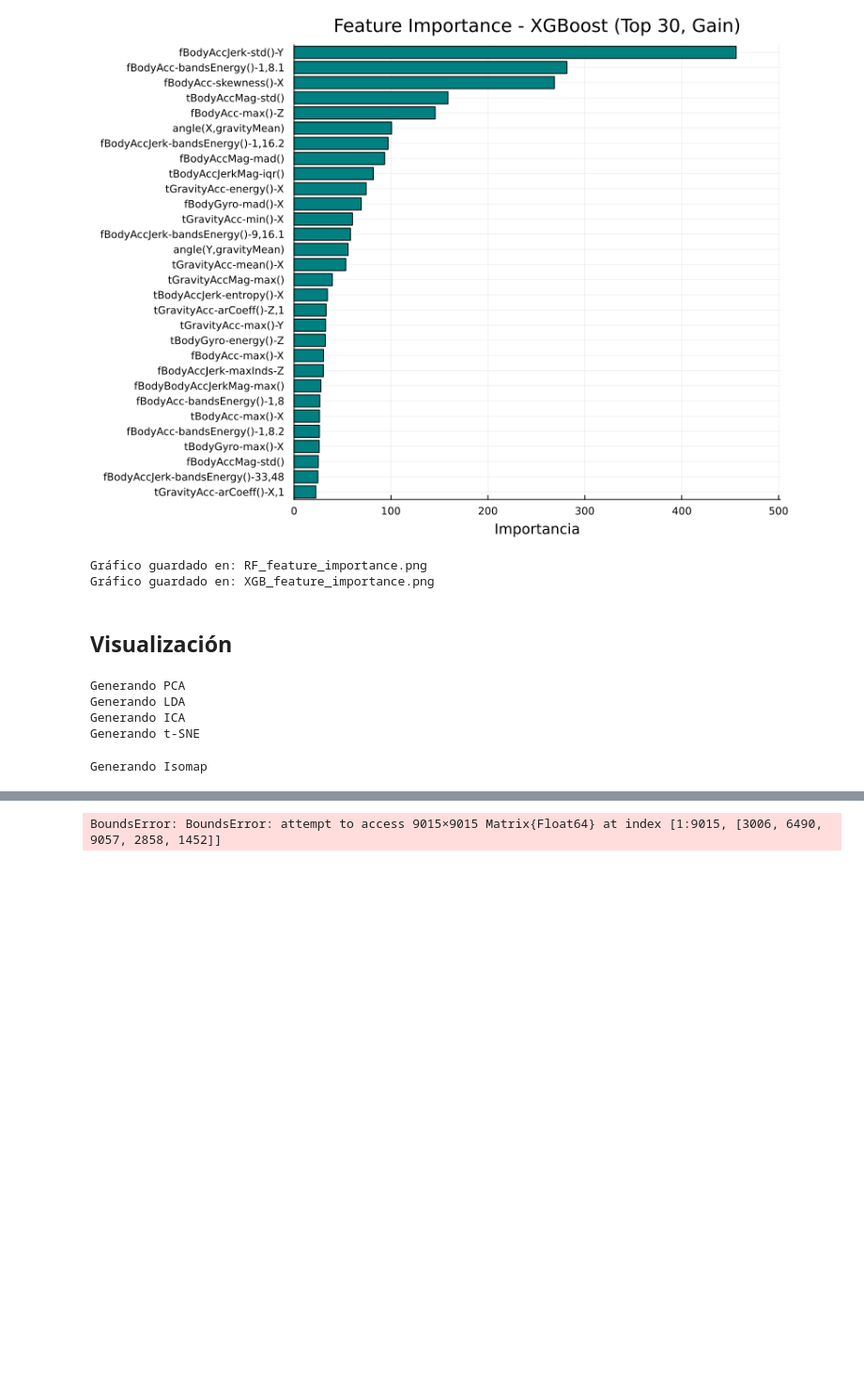
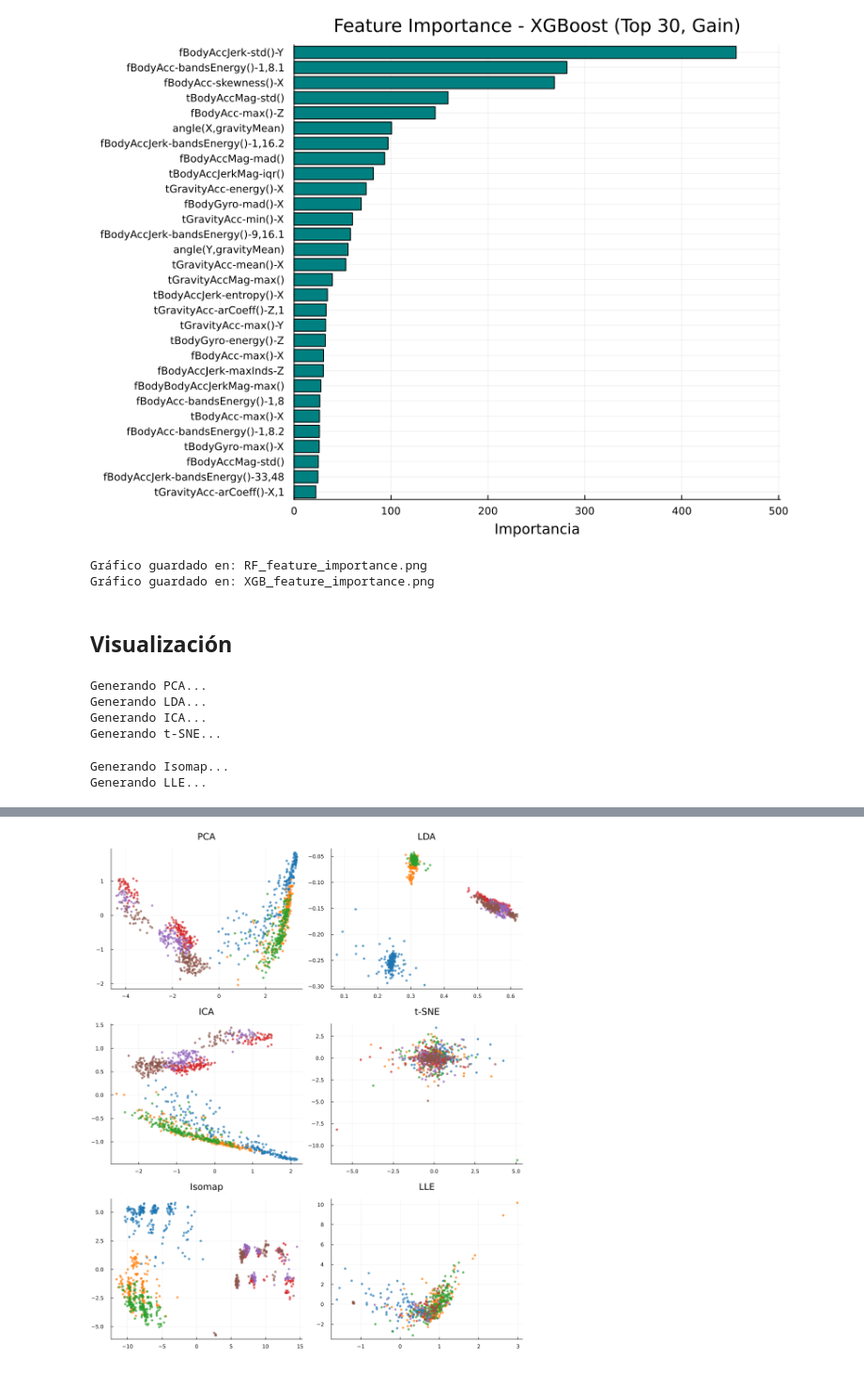
Before and after one commit to anibalsande/MAAAI, a Jupyter notebook: Practica2.ipynb, the cells around one changed output, grey strips where cells are left out. Shown at 94% size. Saved outputs shown, nothing was run; the diff lists cells and outputs as text; code cells hidden in the pictures; blank space fills up the shorter version.

Commit message:
Visualizate

```diff
--- a/Practica2.ipynb
+++ b/Practica2.ipynb
@@ -2146,77 +2146,86 @@ Gráfico guardado en: XGB_feature_importance.png
 # %% [markdown]
 ## Visualización
 # %%
-using Plots
+using Plots, StatsBase, Random
 import MLJModelInterface
-# Normalización MIN-MAX
+
+# 1. Normalización MIN-MAX
 scaler_m = machine(MinMaxNormalizer(), X_train)
 fit!(scaler_m, verbosity=0)
-
 
 X_train_scaled = MLJ.transform(scaler_m, X_train)
 X_test_scaled = MLJ.transform(scaler_m, X_test)
 
-# Función para plotear (datos ya normalizados)
+# --- PREPARACIÓN PARA VISUALIZACIÓN ---
+# Usamos el 100% del Test para las gráficas
+X_test_mat = MLJ.matrix(X_test_scaled)'
+y_test_plot = y_test
 
+# Para Isomap: Muestra del Train para el 'fit' (evita bloqueos de memoria)
+Random.seed!(SEED)
+idx_train_sub = sample(1:nrow(X_train_scaled), 1000, replace=false)
+X_train_sub = MLJ.matrix(X_train_scaled)[idx_train_sub, :]'
+
+# -----------------------------------------------------------------------
+# Función para plotear modelos MLJ (PCA, LDA, ICA)
 function plot_transformed_data(name::String, reducer, X_f, y_f, X_t, y_t)
-    println("Generando $name")
-    # Comprobar si es supervisado (como LDA) o no (como PCA)
+    println("Generando $name...")
     if MLJModelInterface.is_supervised(reducer)
         mach_red = machine(reducer, X_f, y_f)
     else
         mach_red = machine(reducer, X_f)
     end
     fit!(mach_red, verbosity=0)
-
-    # Transformamos el TEST
     X_reduced = MLJ.matrix(MLJ.transform(mach_red, X_t))
 
-    # Crear el scatterplot
     return scatter(X_reduced[:, 1], X_reduced[:, 2], group=y_t,
                    title=name, markersize=3, markerstrokewidth=0,
                    alpha=0.7, palette=:tab10, legend=:none)
 end
 
-# Técnicas MLJ (Ajustamos con Train Scaled, aplicamos a Test Scaled)
+# 1, 2, 3. Técnicas MLJ
 techniques = [
     ("PCA", PCA_model(maxoutdim=2)),
     ("LDA", LDA_model(outdim=2)),
     ("ICA", ICA_model(outdim=2))
 ]
-
-# Generar los 3 primeros gráficos
 plots_list = [plot_transformed_data(n, r, X_train_scaled, y_train, X_test_scaled, y_test)
               for (n, r) in techniques]
 
-# 4. T-SNE (Sobre el Test escalado directamente)
-println("Generando t-SNE")
-X_test_mat = MLJ.matrix(X_test_scaled)
-X_tsne = tsne(X_test_mat, 2, 0, 10, 30.0)
+# 4. t-SNE (Sobre el Test)
+println("Generando t-SNE...")
+X_tsne = tsne(MLJ.matrix(X_test_scaled), 2, 0, 10, 30.0)
 p_tsne = scatter(X_tsne[:,1], X_tsne[:,2], group=y_test, title="t-SNE",
                  markersize=3, markerstrokewidth=0, alpha=0.7, palette=:tab10, legend=:none)
 push!(plots_list, p_tsne)
 
 # 5. ISOMAP
-println("Generando Isomap")
-iso_fit = ManifoldLearning.fit(Isomap, MLJ.matrix(X_train_scaled)'; k=5, maxoutdim=2)
-X_iso_test = ManifoldLearning.predict(iso_fit, MLJ.matrix(X_test_scaled)')'
-p_iso = scatter(X_iso_test[:,1], X_iso_test[:,2], group=y_test, title="Isomap",
+# Subimos k=15 para asegurar que solo haya 1 componente conectada
+println("Generando Isomap...")
+iso_fit = ManifoldLearning.fit(Isomap, X_train_sub; k=15, maxoutdim=2)
+X_iso_res = ManifoldLearning.predict(iso_fit, X_test_mat)'
+# Ajuste de seguridad para las etiquetas (por si se perdiera algún punto)
+n_iso = size(X_iso_res, 1)
+p_iso = scatter(X_iso_res[:,1], X_iso_res[:,2], group=y_test[1:n_iso], title="Isomap",
                 markersize=3, markerstrokewidth=0, alpha=0.7, palette=:tab10, legend=:none)
 push!(plots_list, p_iso)
 
-# 6. LLE
-# println("Generando LLE")
-# lle_fit = ManifoldLearning.fit(LLE, MLJ.matrix(X_train_scaled)'; k=30, maxoutdim=2)
-# X_lle_test = ManifoldLearning.predict(lle_fit, MLJ.matrix(X_test_scaled)')'
-# p_lle = scatter(X_lle_test[:,1], X_lle_test[:,2], group=y_test, title="LLE",
-#                 markersize=3, markerstrokewidth=0, alpha=0.7, palette=:tab10, legend=:none)
-# push!(plots_list, p_lle)
+# 6. LLE (Transductivo sobre el Test)
+# Subimos k=50 para que el grafo sea totalmente conexo y no borre puntos
+println("Generando LLE...")
+lle_fit = ManifoldLearning.fit(LLE, X_test_mat; k=50, maxoutdim=2)
+X_lle_res = ManifoldLearning.predict(lle_fit)'
+n_lle = size(X_lle_res, 1)
+p_lle = scatter(X_lle_res[:,1], X_lle_res[:,2], group=y_test[1:n_lle], title="LLE",
+                markersize=3, markerstrokewidth=0, alpha=0.7, palette=:tab10, legend=:none)
+push!(plots_list, p_lle)
 
-# Mostrar todos los gráficos juntos
+# Layout final con las 6 gráficas
 plot(plots_list..., layout=(3,2), size=(1000, 1200))
 # %% [output]
-Generando PCA
-Generando LDA
-Generando ICA
-Generando t-SNE
+Generando PCA...
+Generando LDA...
+Generando ICA...
+Generando t-SNE...
-Generando Isomap
+Generando Isomap...
+Generando LLE...
@@ -2224,2 +2233,2 @@ Generando Isomap
 └ @ ManifoldLearning C:\Users\aniba\.julia\packages\ManifoldLearning\qUlAd\src\utils.jl:95
-BoundsError: BoundsError: attempt to access 9015×9015 Matrix{Float64} at index [1:9015, [3006, 6490, 9057, 2858, 1452]]
+[figure, added]
```
Also changed, not shown: parts of 1 cell of this notebook.
